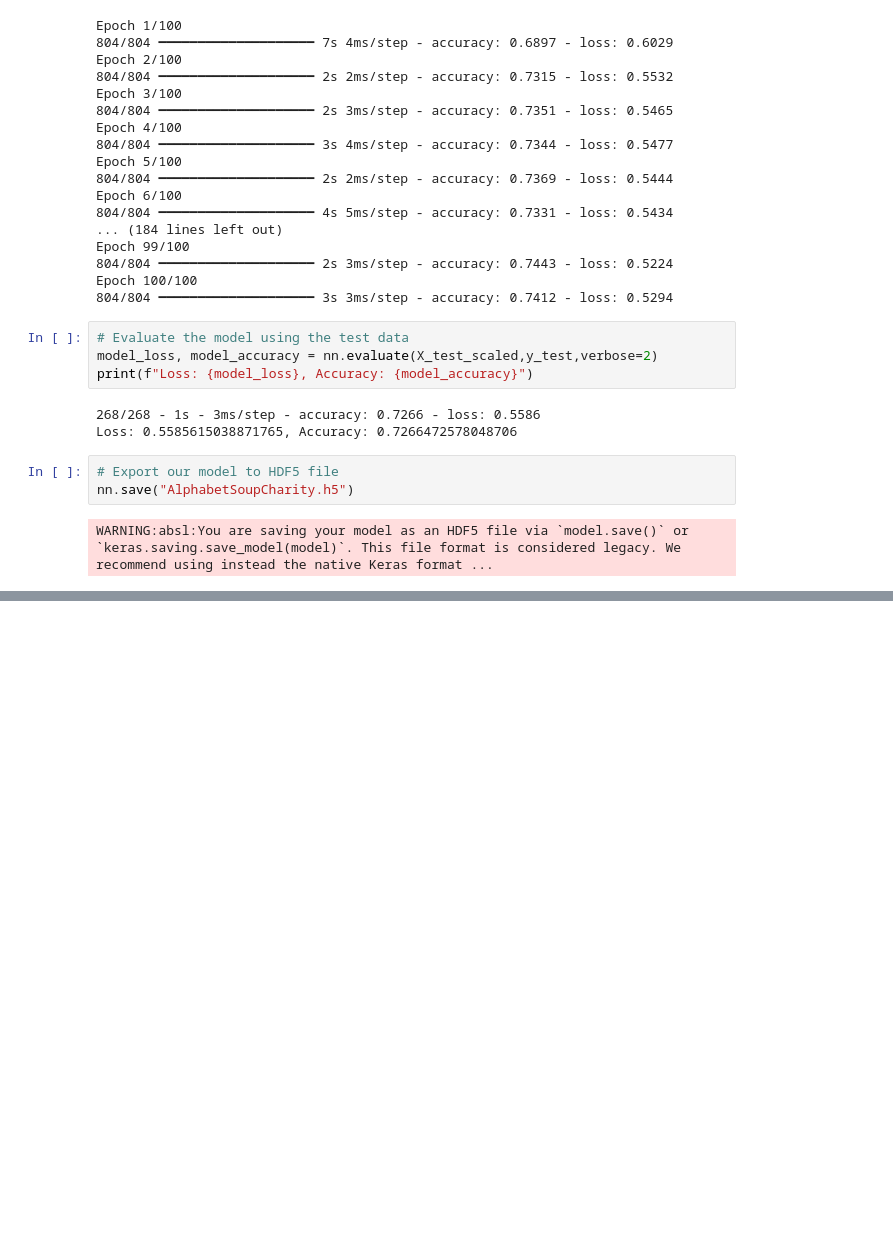
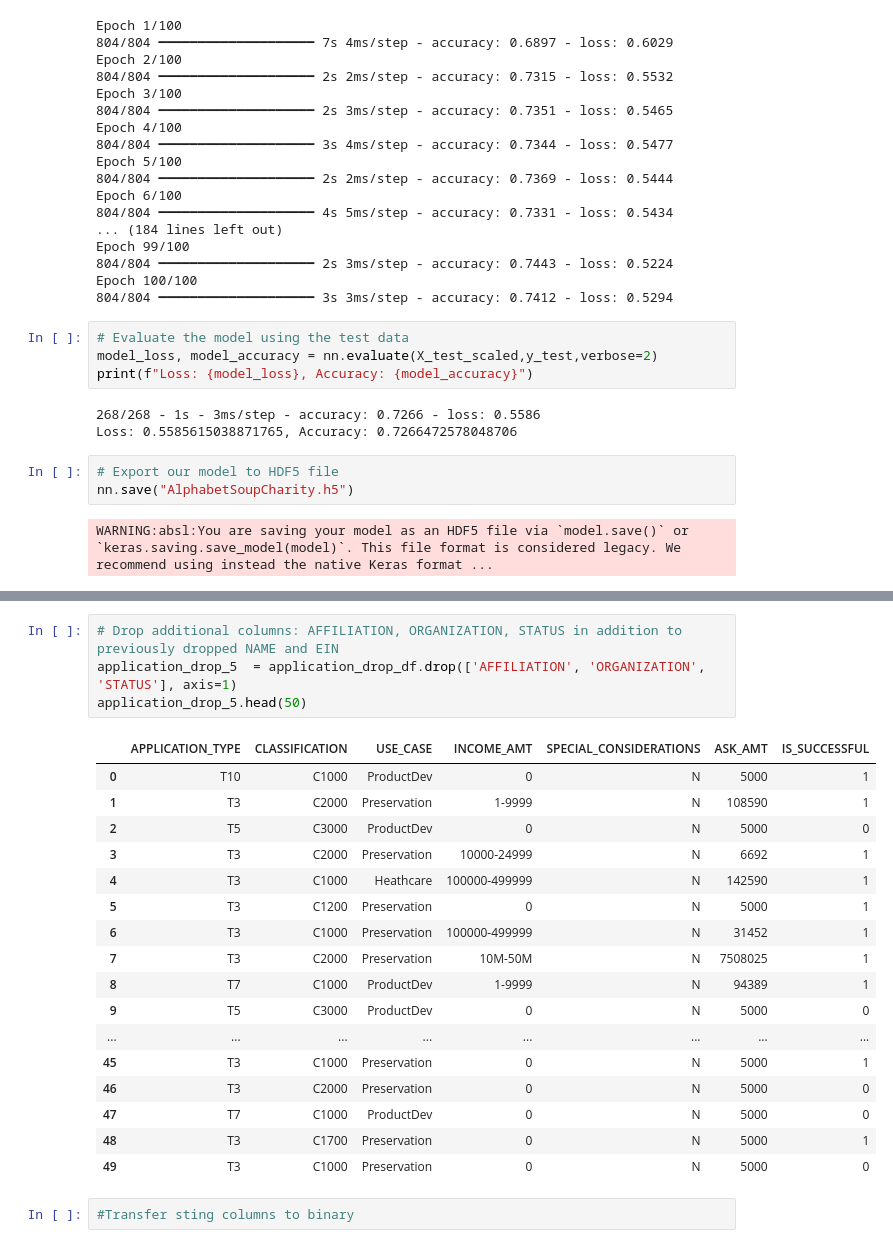
Before and after one commit to mascee/deep-learning-challenge, a Jupyter notebook: alphabet-soup.ipynb, the cells around one changed output, grey strips where cells are left out. Saved outputs shown, nothing was run; the diff lists cells and outputs as text; blank space fills up the shorter version.

```diff
--- a/alphabet-soup.ipynb
+++ b/alphabet-soup.ipynb
@@ -260,0 +273,24 @@ WARNING:absl:You are saving your model as an HDF5 file via `model.save()` or `ke
+# %%
+# Drop additional columns: AFFILIATION, ORGANIZATION, STATUS in addition to previously dropped NAME and EIN
+application_drop_5  = application_drop_df.drop(['AFFILIATION', 'ORGANIZATION', 'STATUS'], axis=1)
+application_drop_5.head(50)
+# %% [output]
+|  | APPLICATION_TYPE | CLASSIFICATION | USE_CASE | INCOME_AMT | SPECIAL_CONSIDERATIONS | ASK_AMT | IS_SUCCESSFUL |
+| 0 | T10 | C1000 | ProductDev | 0 | N | 5000 | 1 |
+| 1 | T3 | C2000 | Preservation | 1-9999 | N | 108590 | 1 |
+| 2 | T5 | C3000 | ProductDev | 0 | N | 5000 | 0 |
+| 3 | T3 | C2000 | Preservation | 10000-24999 | N | 6692 | 1 |
+| 4 | T3 | C1000 | Heathcare | 100000-499999 | N | 142590 | 1 |
+| 5 | T3 | C1200 | Preservation | 0 | N | 5000 | 1 |
+| 6 | T3 | C1000 | Preservation | 100000-499999 | N | 31452 | 1 |
+| 7 | T3 | C2000 | Preservation | 10M-50M | N | 7508025 | 1 |
+| 8 | T7 | C1000 | ProductDev | 1-9999 | N | 94389 | 1 |
+| 9 | T5 | C3000 | ProductDev | 0 | N | 5000 | 0 |
+| ... | ... | ... | ... | ... | ... | ... | ... |
+| 45 | T3 | C1000 | Preservation | 0 | N | 5000 | 1 |
+| 46 | T3 | C2000 | Preservation | 0 | N | 5000 | 0 |
+| 47 | T7 | C1000 | ProductDev | 0 | N | 5000 | 0 |
+| 48 | T3 | C1700 | Preservation | 0 | N | 5000 | 1 |
+| 49 | T3 | C1000 | Preservation | 0 | N | 5000 | 0 |
+# %%
+#Transfer sting columns to binary
```
Also changed, not shown: parts of 2 cells of this notebook.
